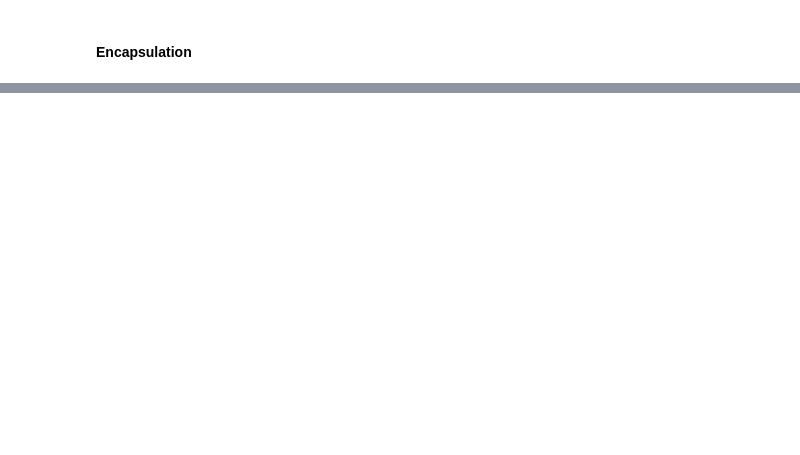
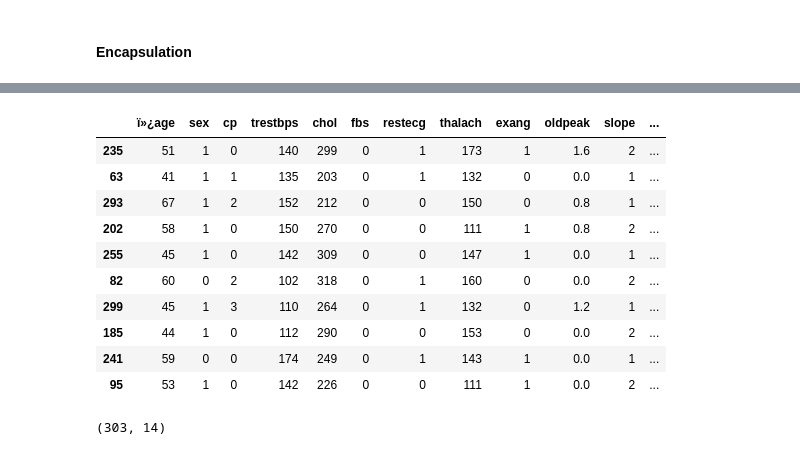
Before and after one commit to SameerD14/Python-_Daily_Tasks, a Jupyter notebook: classwork.ipynb, the cells around one changed output, grey strips where cells are left out. Saved outputs shown, nothing was run; the diff lists cells and outputs as text; code cells hidden in the pictures; blank space fills up the shorter version.

```diff
--- a/classwork.ipynb
+++ b/classwork.ipynb
@@ -1444,0 +1554,21 @@ Bonus     : 3000
+# %%
+# sample(): to display the random row or rows
+df.sample()
+df.sample(10)
+# %% [output]
+|  | ï»¿age | sex | cp | trestbps | chol | fbs | restecg | thalach | exang | oldpeak | slope | ... |
+| 235 | 51 | 1 | 0 | 140 | 299 | 0 | 1 | 173 | 1 | 1.6 | 2 | ... |
+| 63 | 41 | 1 | 1 | 135 | 203 | 0 | 1 | 132 | 0 | 0.0 | 1 | ... |
+| 293 | 67 | 1 | 2 | 152 | 212 | 0 | 0 | 150 | 0 | 0.8 | 1 | ... |
+| 202 | 58 | 1 | 0 | 150 | 270 | 0 | 0 | 111 | 1 | 0.8 | 2 | ... |
+| 255 | 45 | 1 | 0 | 142 | 309 | 0 | 0 | 147 | 1 | 0.0 | 1 | ... |
+| 82 | 60 | 0 | 2 | 102 | 318 | 0 | 1 | 160 | 0 | 0.0 | 2 | ... |
+| 299 | 45 | 1 | 3 | 110 | 264 | 0 | 1 | 132 | 0 | 1.2 | 1 | ... |
+| 185 | 44 | 1 | 0 | 112 | 290 | 0 | 0 | 153 | 0 | 0.0 | 2 | ... |
+| 241 | 59 | 0 | 0 | 174 | 249 | 0 | 1 | 143 | 1 | 0.0 | 1 | ... |
+| 95 | 53 | 1 | 0 | 142 | 226 | 0 | 0 | 111 | 1 | 0.0 | 2 | ... |
+# %%
+# shape():check the size of data
+df.shape
+# %% [output]
+(303, 14)
```
Also changed, not shown: parts of 127 cells of this notebook.
